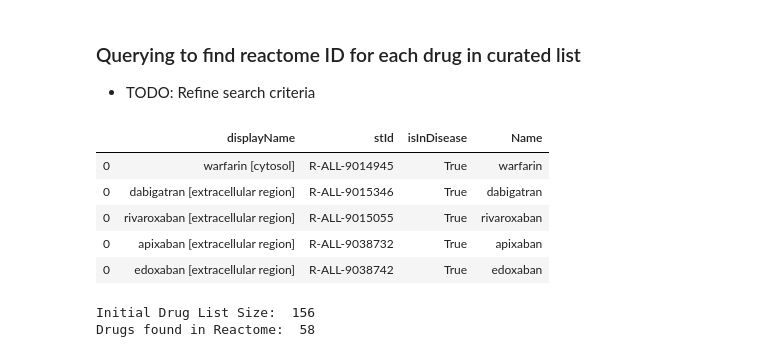
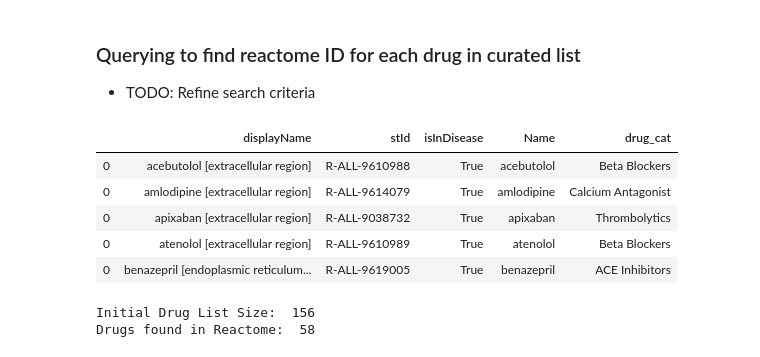
Before and after one commit to pinglab-intern/caseolap-pipeline, a Jupyter notebook: Explore_Drug_chemical_OxStress.ipynb, the cells around one changed output. Saved outputs shown, nothing was run; the diff lists cells and outputs as text; code cells hidden in the pictures.

```diff
--- a/Explore_Drug_chemical_OxStress.ipynb
+++ b/Explore_Drug_chemical_OxStress.ipynb
@@ -57,23 +59,24 @@ Query:
 - TODO: Refine search criteria
 # %%
 drugs_in_reactome = pd.DataFrame()
-for drug_name in drug_list_df.Name.unique():
+for (drug_name, drug_cat), _ in drug_list_df.groupby(['Name', 'Drug Category']):
     result = reactome_driver.search_item_in_array(
         array_field="name",
         item='"%s"' % drug_name,
         class_type='Drug',
         info_cols = ['displayName', 'stId', 'isInDisease']
     )
     result['Name'] = drug_name
+    result['drug_cat'] = drug_cat.strip()
     drugs_in_reactome = drugs_in_reactome.append(result)
 drugs_in_reactome.head()
 # %% [output]
-|  | displayName | stId | isInDisease | Name |
-| 0 | warfarin [cytosol] | R-ALL-9014945 | True | warfarin |
-| 0 | dabigatran [extracellular region] | R-ALL-9015346 | True | dabigatran |
-| 0 | rivaroxaban [extracellular region] | R-ALL-9015055 | True | rivaroxaban |
-| 0 | apixaban [extracellular region] | R-ALL-9038732 | True | apixaban |
-| 0 | edoxaban [extracellular region] | R-ALL-9038742 | True | edoxaban |
+|  | displayName | stId | isInDisease | Name | drug_cat |
+| 0 | acebutolol [extracellular region] | R-ALL-9610988 | True | acebutolol | Beta Blockers |
+| 0 | amlodipine [extracellular region] | R-ALL-9614079 | True | amlodipine | Calcium Antagonist |
+| 0 | apixaban [extracellular region] | R-ALL-9038732 | True | apixaban | Thrombolytics |
+| 0 | atenolol [extracellular region] | R-ALL-9610989 | True | atenolol | Beta Blockers |
+| 0 | benazepril [endoplasmic reticulum... | R-ALL-9619005 | True | benazepril | ACE Inhibitors |
 # %%
 print('Initial Drug List Size: ', drug_list_df.Name.nunique())
 print('Drugs found in Reactome: ', drugs_in_reactome.Name.nunique())
```
Also changed, not shown: parts of 10 cells of this notebook, 3 other files.
